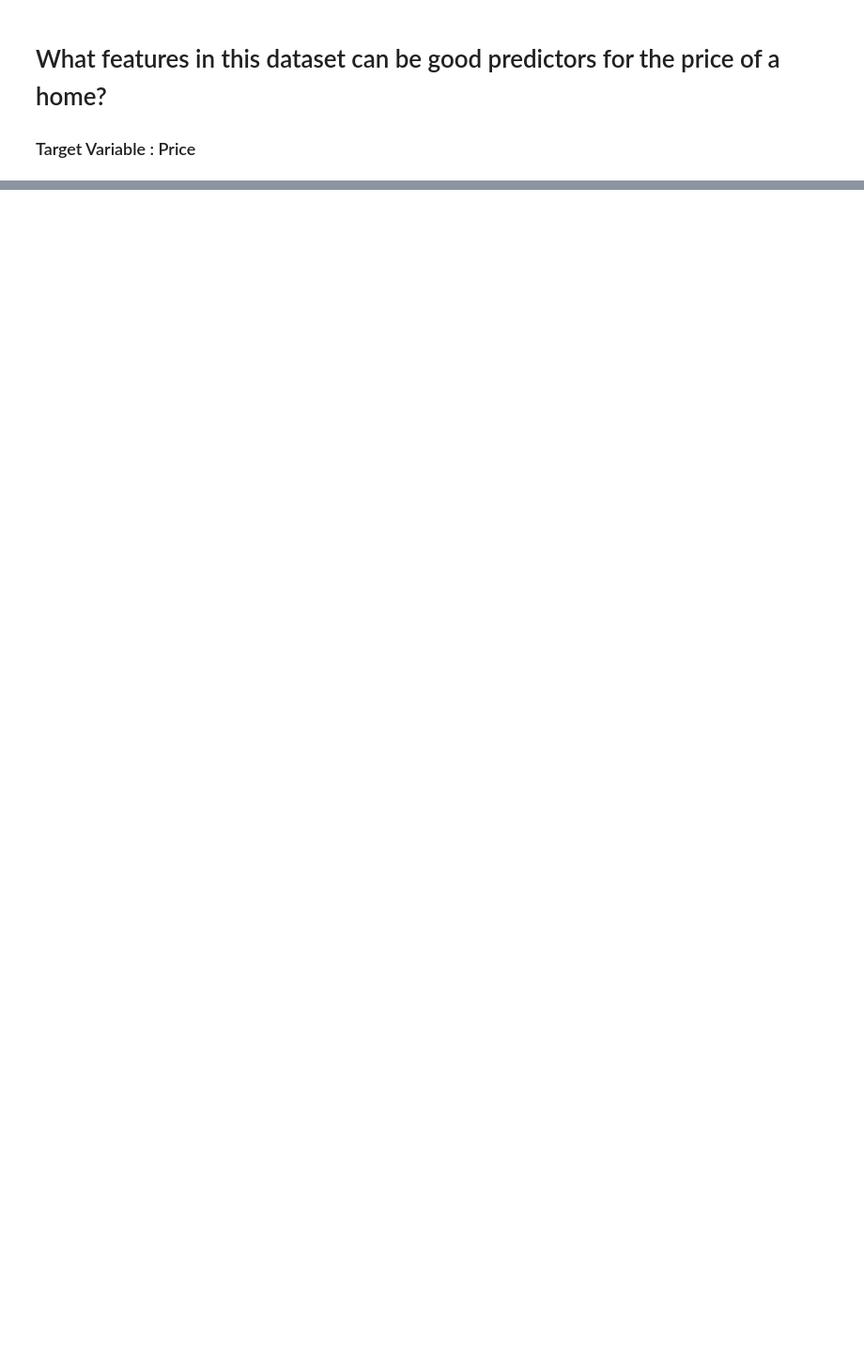
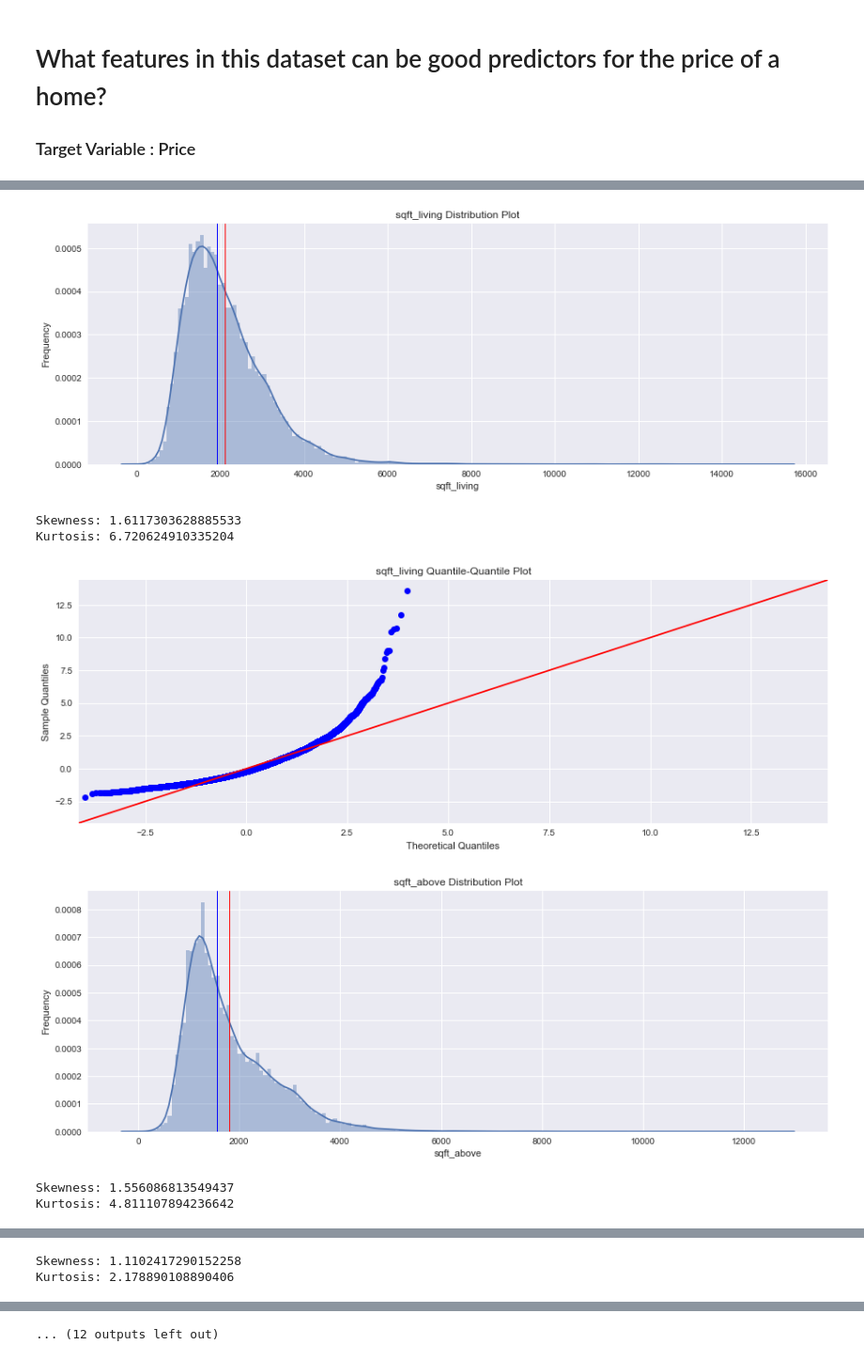
Before and after one commit to cristopher-d-delgado/Project_Linear_Regression_King_County, a Jupyter notebook: notebooks/data_preparation.ipynb, the cells around one changed output, grey strips where cells are left out. Shown at 94% size. Saved outputs shown, nothing was run; the diff lists cells and outputs as text; code cells hidden in the pictures; blank space fills up the shorter version.

```diff
--- a/notebooks/data_preparation.ipynb
+++ b/notebooks/data_preparation.ipynb
@@ -391,0 +543,45 @@ Kurtosis deals with the lengths of tails in the distribution. kurtosis aims at i
+# %%
+# define subset of continuous variables
+continuos = ["sqft_living", "sqft_above", "sqft_basement", "sqft_lot", "sqft_garage", "sqft_patio", "lat", "long"]
+# %%
+# Create a function that can return linearity information and geenrate disttribution plots and q-q plots
+def linearity_check(data, target):
+    """
+    Function arguments are data=dataframe, target=target_variable to check target variable for linearity check.
+    """
+
+    # Extracting the mean, median
+    mean_value = data[target].mean()
+    median_value = data[target].median()
+
+    # Generate distribution plot with target variable
+    plt.figure(figsize=(15, 5))
+    sns.distplot(data[target], bins=int(round(len(data[target])**0.5)), kde=True)
+    plt.xlabel(f"{target}")
+    plt.ylabel("Frequency")
+    plt.title(f"{target} Distribution Plot")
+    plt.axvline(x=mean_value, linestyle="-", linewidth=1, color="r")
+    plt.axvline(x=median_value, linestyle="-", linewidth=1, color="b")
+    plt.xticks(fontsize = 10)
+    plt.show()
+
+    #check for normality in price_log
+    fig = sm.graphics.qqplot(data[target], dist = stats.norm, line = '45', fit = True)
+    fig.set_size_inches(15, 5)
+    plt.title(f'{target} Quantile-Quantile Plot')
+
+    # Generates skewness value
+    print('Skewness:', data[target].skew())
+    # Generates kurtosis value
+    print('Kurtosis:', data[target].kurtosis())
+# %%
+for column in continuos:
+    linearity_check(king, column)
+# %% [output]
+[figure, added]
+Skewness: 1.6117303628885533
+Kurtosis: 6.720624910335204
+[figure, added]
+[figure, added]
+Skewness: 1.556086813549437
+Kurtosis: 4.811107894236642
@@ -391,0 +590,2 @@ Kurtosis deals with the lengths of tails in the distribution. kurtosis aims at i
+Skewness: 1.1102417290152258
+Kurtosis: 2.178890108890406
@@ -391,0 +597 @@ Kurtosis deals with the lengths of tails in the distribution. kurtosis aims at i
+... (12 outputs left out)
```
Also changed, not shown: parts of 16 cells of this notebook.
